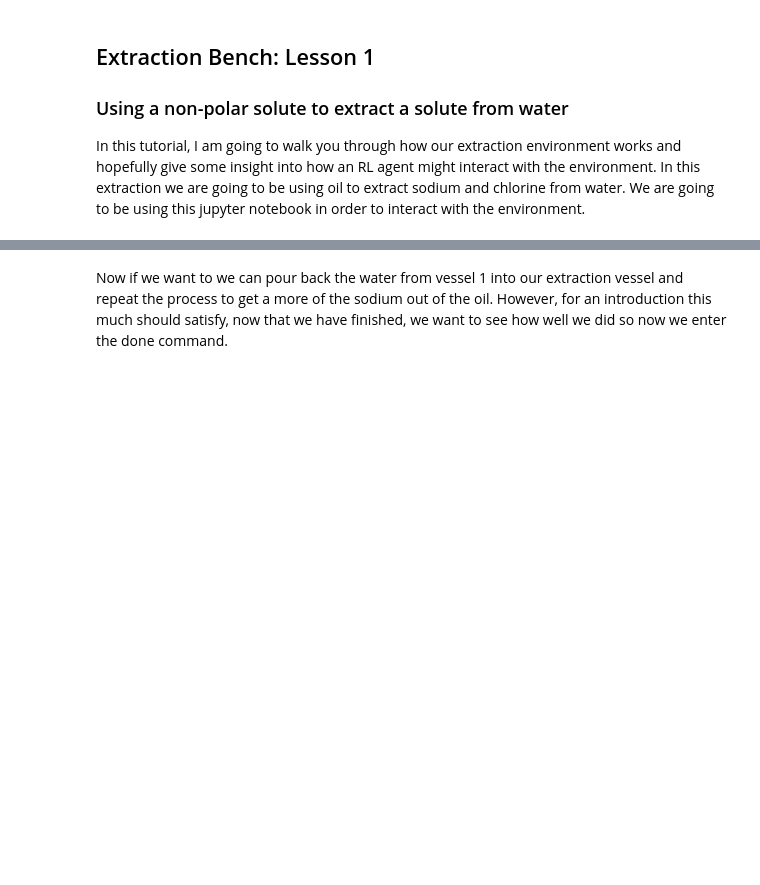
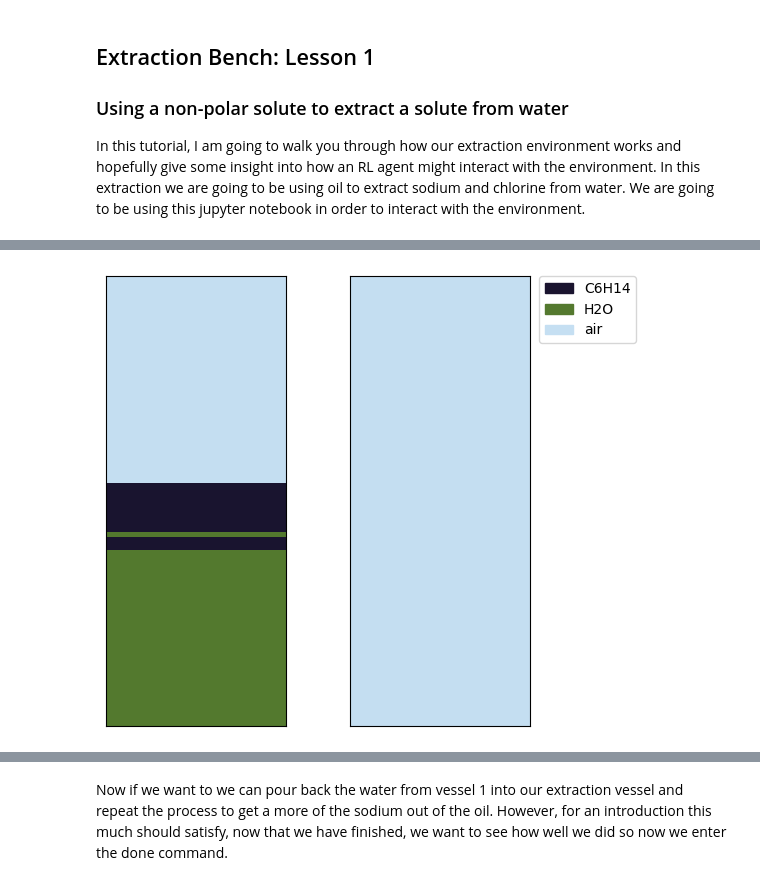
Before and after one commit to chemgymrl/chemgymrl, a Jupyter notebook: lessons/notebooks/extraction_lesson.ipynb, the cells around one changed output, grey strips where cells are left out. Saved outputs shown, nothing was run; the diff lists cells and outputs as text; code cells hidden in the pictures; blank space fills up the shorter version.

```diff
--- a/lessons/notebooks/extraction_lesson.ipynb
+++ b/lessons/notebooks/extraction_lesson.ipynb
@@ -66,3 +187,11 @@ total_reward += reward
+# %%
+#Pour in water
+obs,rew,d,*_ = water_oil_bench.step(33)
+obs,rew,d,*_ = water_oil_bench.step(39)
+obs,rew,d,*_ = water_oil_bench.step(39)
+plot_layers(water_oil_bench,obs)
+# %% [output]
+[figure, added]
 # %% [markdown]
 Now that we've added the oil we need to mix the vessel to get the solutes to transfer into the oil, so let's mix the
 vessel! As seen in the graph below we can see that based on the layer representation that we have mixed the oil and the water.
```
Also changed, not shown: parts of 25 cells of this notebook.
